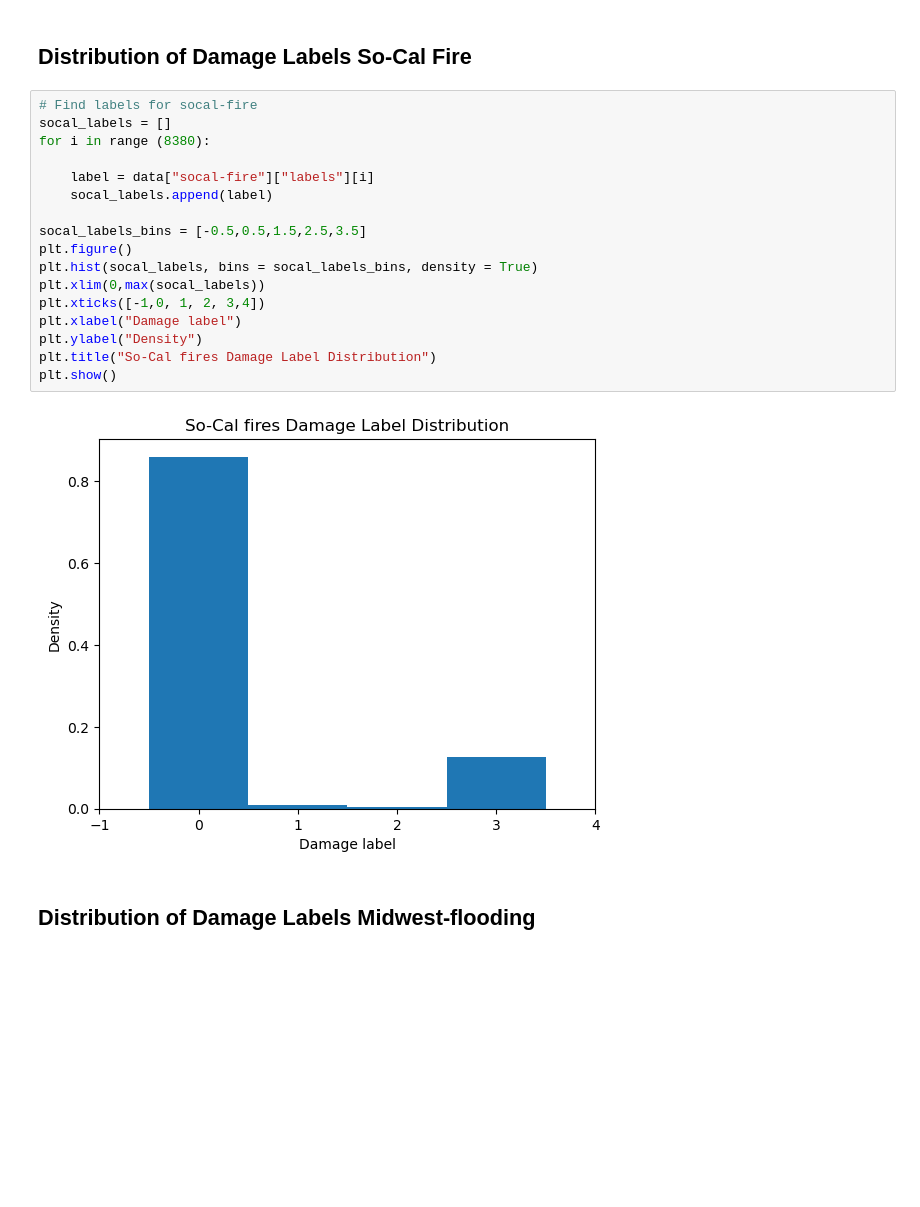
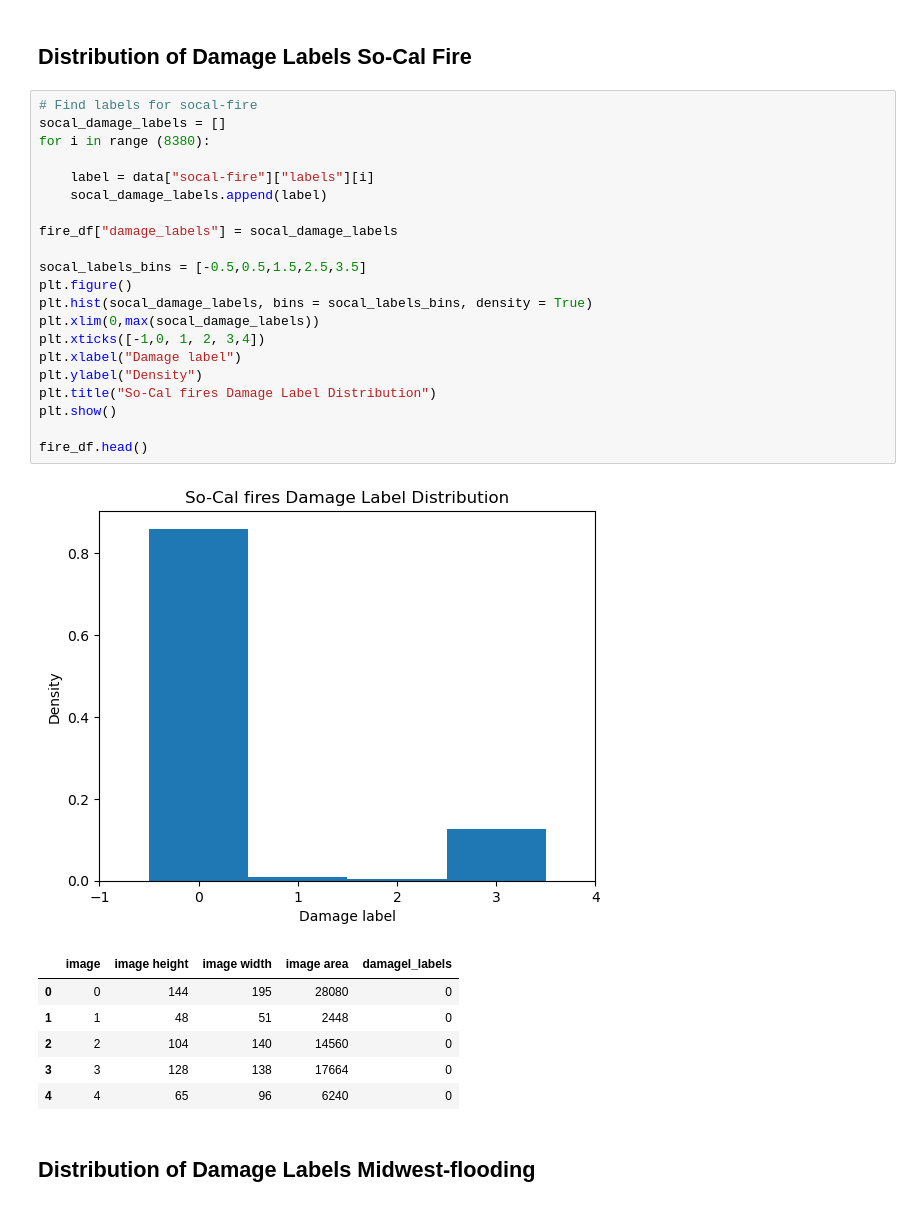
Before and after one commit to JXDolan/data200-Grad-project, a Jupyter notebook: cv_eda_starter.ipynb, the cells around one changed output. Drawn from its saved outputs; the diff is of its cells as text; blank space fills up the shorter version.

```diff
--- a/cv_eda_starter.ipynb
+++ b/cv_eda_starter.ipynb
@@ -350,23 +475,33 @@ plt.show()
 ## Distribution of Damage Labels So-Cal Fire
 # %%
 # Find labels for socal-fire
-socal_labels = []
+socal_damage_labels = []
 for i in range (8380):
 
     label = data["socal-fire"]["labels"][i]
-    socal_labels.append(label)
+    socal_damage_labels.append(label)
+
+fire_df["damage_labels"] = socal_damage_labels
 
 socal_labels_bins = [-0.5,0.5,1.5,2.5,3.5]
 plt.figure()
-plt.hist(socal_labels, bins = socal_labels_bins, density = True)
-plt.xlim(0,max(socal_labels))
+plt.hist(socal_damage_labels, bins = socal_labels_bins, density = True)
+plt.xlim(0,max(socal_damage_labels))
 plt.xticks([-1,0, 1, 2, 3,4])
 plt.xlabel("Damage label")
 plt.ylabel("Density")
 plt.title("So-Cal fires Damage Label Distribution")
 plt.show()
+
+fire_df.head()
 # %% [output]
 [figure]
+|  | image | image height | image width | image area | damagel_labels |
+| 0 | 0 | 144 | 195 | 28080 | 0 |
+| 1 | 1 | 48 | 51 | 2448 | 0 |
+| 2 | 2 | 104 | 140 | 14560 | 0 |
+| 3 | 3 | 128 | 138 | 17664 | 0 |
+| 4 | 4 | 65 | 96 | 6240 | 0 |
 # %% [markdown]
 ## Distribution of Damage Labels Midwest-flooding
 # %%
```
Also changed, not shown: parts of 31 cells of this notebook.
